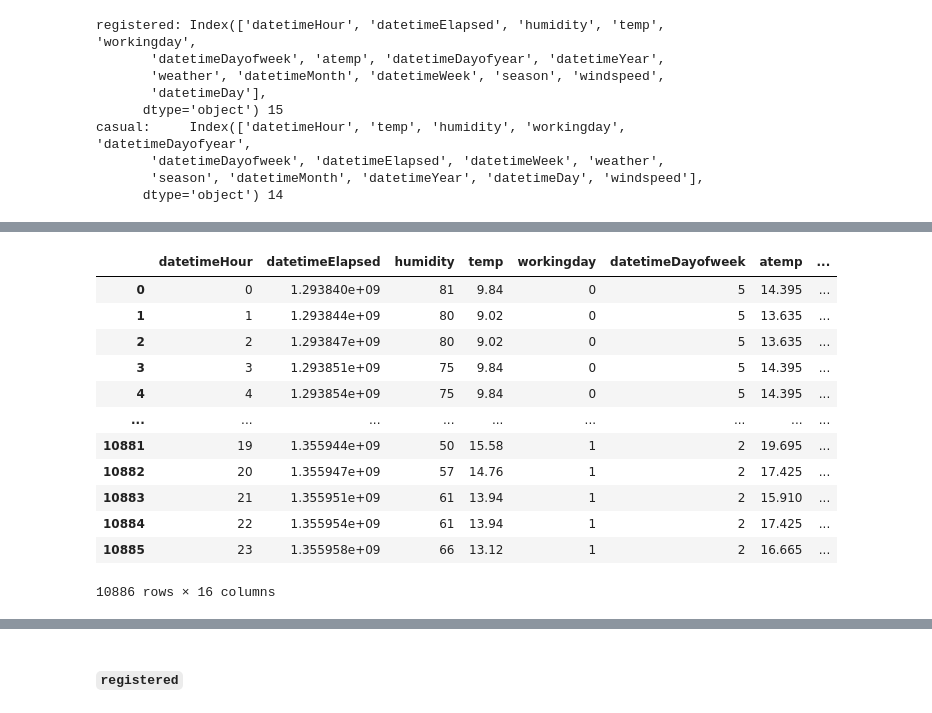
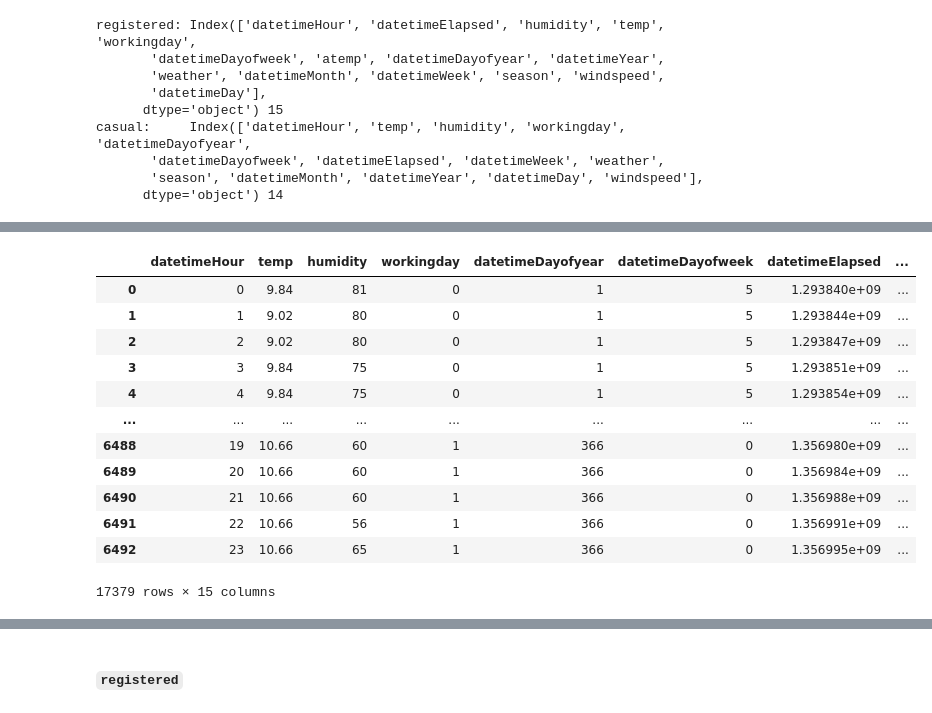
Before and after one commit to atticusmatticus/fastai_files, a Jupyter notebook: 09_bike_sharing_model-2.ipynb, the cells around one changed output, grey strips where cells are left out. Cells and saved outputs as stored; diff of their text form; code cells hidden in the pictures.

```diff
--- a/09_bike_sharing_model-2.ipynb
+++ b/09_bike_sharing_model-2.ipynb
@@ -1088,18 +1106,21 @@ casual:     Index(['datetimeHour', 'temp', 'humidity', 'workingday', 'datetimeDa
 # %%
-dfNNFinal_r = dfNN[list(xsFinal_r.columns) + [depVar_r]]
-dfNNFinal_r
+#dfNNFinal_r = dfNN[list(xsFinal_r.columns) + [depVar_r]]
+#dfNNFinal_r
-# %% [output]
-|  | datetimeHour | datetimeElapsed | humidity | temp | workingday | datetimeDayofweek | atemp | ... |
-| 0 | 0 | 1.293840e+09 | 81 | 9.84 | 0 | 5 | 14.395 | ... |
-| 1 | 1 | 1.293844e+09 | 80 | 9.02 | 0 | 5 | 13.635 | ... |
-| 2 | 2 | 1.293847e+09 | 80 | 9.02 | 0 | 5 | 13.635 | ... |
-| 3 | 3 | 1.293851e+09 | 75 | 9.84 | 0 | 5 | 14.395 | ... |
-| 4 | 4 | 1.293854e+09 | 75 | 9.84 | 0 | 5 | 14.395 | ... |
-| ... | ... | ... | ... | ... | ... | ... | ... | ... |
-| 10881 | 19 | 1.355944e+09 | 50 | 15.58 | 1 | 2 | 19.695 | ... |
-| 10882 | 20 | 1.355947e+09 | 57 | 14.76 | 1 | 2 | 17.425 | ... |
-| 10883 | 21 | 1.355951e+09 | 61 | 13.94 | 1 | 2 | 15.910 | ... |
-| 10884 | 22 | 1.355954e+09 | 61 | 13.94 | 1 | 2 | 17.425 | ... |
-| 10885 | 23 | 1.355958e+09 | 66 | 13.12 | 1 | 2 | 16.665 | ... |
-10886 rows × 16 columns
+# %%
+dfNNFinal_c = combined[list(xsFinal_c.columns) + [depVar_c]]
+dfNNFinal_c
+# %% [output]
+|  | datetimeHour | temp | humidity | workingday | datetimeDayofyear | datetimeDayofweek | datetimeElapsed | ... |
+| 0 | 0 | 9.84 | 81 | 0 | 1 | 5 | 1.293840e+09 | ... |
+| 1 | 1 | 9.02 | 80 | 0 | 1 | 5 | 1.293844e+09 | ... |
+| 2 | 2 | 9.02 | 80 | 0 | 1 | 5 | 1.293847e+09 | ... |
+| 3 | 3 | 9.84 | 75 | 0 | 1 | 5 | 1.293851e+09 | ... |
+| 4 | 4 | 9.84 | 75 | 0 | 1 | 5 | 1.293854e+09 | ... |
+| ... | ... | ... | ... | ... | ... | ... | ... | ... |
+| 6488 | 19 | 10.66 | 60 | 1 | 366 | 0 | 1.356980e+09 | ... |
+| 6489 | 20 | 10.66 | 60 | 1 | 366 | 0 | 1.356984e+09 | ... |
+| 6490 | 21 | 10.66 | 60 | 1 | 366 | 0 | 1.356988e+09 | ... |
+| 6491 | 22 | 10.66 | 56 | 1 | 366 | 0 | 1.356991e+09 | ... |
+| 6492 | 23 | 10.66 | 65 | 1 | 366 | 0 | 1.356995e+09 | ... |
+17379 rows × 15 columns
 # %%
```
Also changed, not shown: parts of 10 cells of this notebook.
